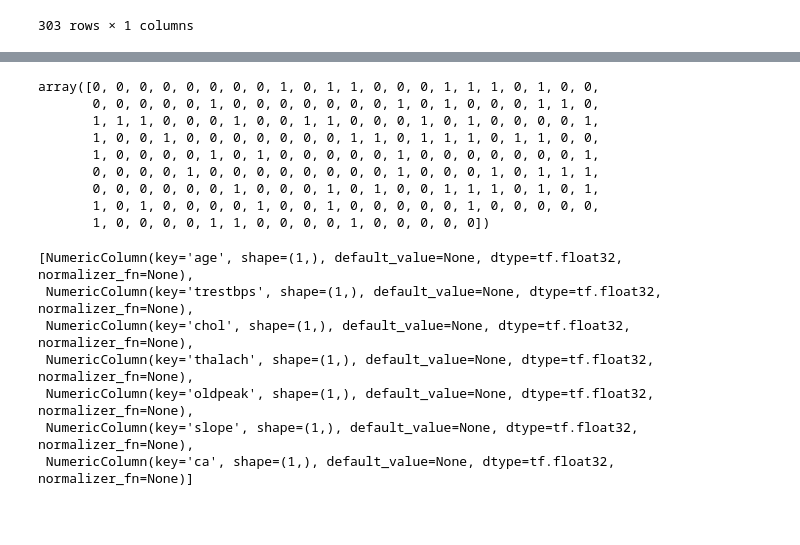
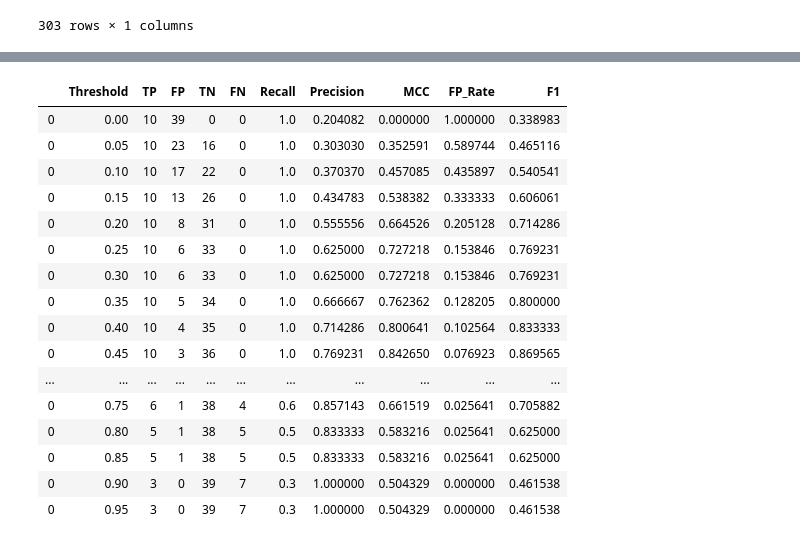
Before and after one commit to joeycrossy/personal_projects, a Jupyter notebook: Tensorflow/General_Model_Prediction_Process.ipynb, the cells around one changed output, grey strips where cells are left out. Drawn from its saved outputs; the diff is of its cells as text; code cells hidden in the pictures; blank space fills up the shorter version.

```diff
--- a/Tensorflow/General_Model_Prediction_Process.ipynb
+++ b/Tensorflow/General_Model_Prediction_Process.ipynb
@@ -81,14 +108,22 @@ findfont: Font family ['sans-serif'] not found. Falling back to DejaVu Sans.
-# %%
-trial.y_train.values.ravel()
-# %% [output]
-array([0, 0, 0, 0, 0, 0, 0, 0, 1, 0, 1, 1, 0, 0, 0, 1, 1, 1, 0, 1, 0, 0,
-       0, 0, 0, 0, 0, 1, 0, 0, 0, 0, 0, 0, 0, 1, 0, 1, 0, 0, 0, 1, 1, 0,
-       1, 1, 1, 0, 0, 0, 1, 0, 0, 1, 1, 0, 0, 0, 1, 0, 1, 0, 0, 0, 0, 1,
-       1, 0, 0, 1, 0, 0, 0, 0, 0, 0, 0, 1, 1, 0, 1, 1, 1, 0, 1, 1, 0, 0,
-       1, 0, 0, 0, 0, 1, 0, 1, 0, 0, 0, 0, 0, 1, 0, 0, 0, 0, 0, 0, 0, 1,
-       0, 0, 0, 0, 1, 0, 0, 0, 0, 0, 0, 0, 0, 1, 0, 0, 0, 1, 0, 1, 1, 1,
-       0, 0, 0, 0, 0, 0, 1, 0, 0, 0, 1, 0, 1, 0, 0, 1, 1, 1, 0, 1, 0, 1,
-       1, 0, 1, 0, 0, 0, 0, 1, 0, 0, 1, 0, 0, 0, 0, 0, 1, 0, 0, 0, 0, 0,
-       1, 0, 0, 0, 0, 1, 1, 0, 0, 0, 0, 1, 0, 0, 0, 0, 0])
+# %%
+trial.cm_val
+# %% [output]
+|  | Threshold | TP | FP | TN | FN | Recall | Precision | MCC | FP_Rate | F1 |
+| 0 | 0.00 | 10 | 39 | 0 | 0 | 1.0 | 0.204082 | 0.000000 | 1.000000 | 0.338983 |
+| 0 | 0.05 | 10 | 23 | 16 | 0 | 1.0 | 0.303030 | 0.352591 | 0.589744 | 0.465116 |
+| 0 | 0.10 | 10 | 17 | 22 | 0 | 1.0 | 0.370370 | 0.457085 | 0.435897 | 0.540541 |
+| 0 | 0.15 | 10 | 13 | 26 | 0 | 1.0 | 0.434783 | 0.538382 | 0.333333 | 0.606061 |
+| 0 | 0.20 | 10 | 8 | 31 | 0 | 1.0 | 0.555556 | 0.664526 | 0.205128 | 0.714286 |
+| 0 | 0.25 | 10 | 6 | 33 | 0 | 1.0 | 0.625000 | 0.727218 | 0.153846 | 0.769231 |
+| 0 | 0.30 | 10 | 6 | 33 | 0 | 1.0 | 0.625000 | 0.727218 | 0.153846 | 0.769231 |
+| 0 | 0.35 | 10 | 5 | 34 | 0 | 1.0 | 0.666667 | 0.762362 | 0.128205 | 0.800000 |
+| 0 | 0.40 | 10 | 4 | 35 | 0 | 1.0 | 0.714286 | 0.800641 | 0.102564 | 0.833333 |
+| 0 | 0.45 | 10 | 3 | 36 | 0 | 1.0 | 0.769231 | 0.842650 | 0.076923 | 0.869565 |
+| ... | ... | ... | ... | ... | ... | ... | ... | ... | ... | ... |
+| 0 | 0.75 | 6 | 1 | 38 | 4 | 0.6 | 0.857143 | 0.661519 | 0.025641 | 0.705882 |
+| 0 | 0.80 | 5 | 1 | 38 | 5 | 0.5 | 0.833333 | 0.583216 | 0.025641 | 0.625000 |
+| 0 | 0.85 | 5 | 1 | 38 | 5 | 0.5 | 0.833333 | 0.583216 | 0.025641 | 0.625000 |
+| 0 | 0.90 | 3 | 0 | 39 | 7 | 0.3 | 1.000000 | 0.504329 | 0.000000 | 0.461538 |
+| 0 | 0.95 | 3 | 0 | 39 | 7 | 0.3 | 1.000000 | 0.504329 | 0.000000 | 0.461538 |
 # %%
 from tensorflow import feature_column
@@ -101,10 +129,0 @@ for header in ['age', 'trestbps', 'chol', 'thalach', 'oldpeak', 'slope', 'ca']:
-# %%
-feature_columns
-# %% [output]
-[NumericColumn(key='age', shape=(1,), default_value=None, dtype=tf.float32, normalizer_fn=None),
- NumericColumn(key='trestbps', shape=(1,), default_value=None, dtype=tf.float32, normalizer_fn=None),
- NumericColumn(key='chol', shape=(1,), default_value=None, dtype=tf.float32, normalizer_fn=None),
- NumericColumn(key='thalach', shape=(1,), default_value=None, dtype=tf.float32, normalizer_fn=None),
- NumericColumn(key='oldpeak', shape=(1,), default_value=None, dtype=tf.float32, normalizer_fn=None),
- NumericColumn(key='slope', shape=(1,), default_value=None, dtype=tf.float32, normalizer_fn=None),
- NumericColumn(key='ca', shape=(1,), default_value=None, dtype=tf.float32, normalizer_fn=None)]
```
Also changed, not shown: parts of 20 cells of this notebook, 4 other files.
